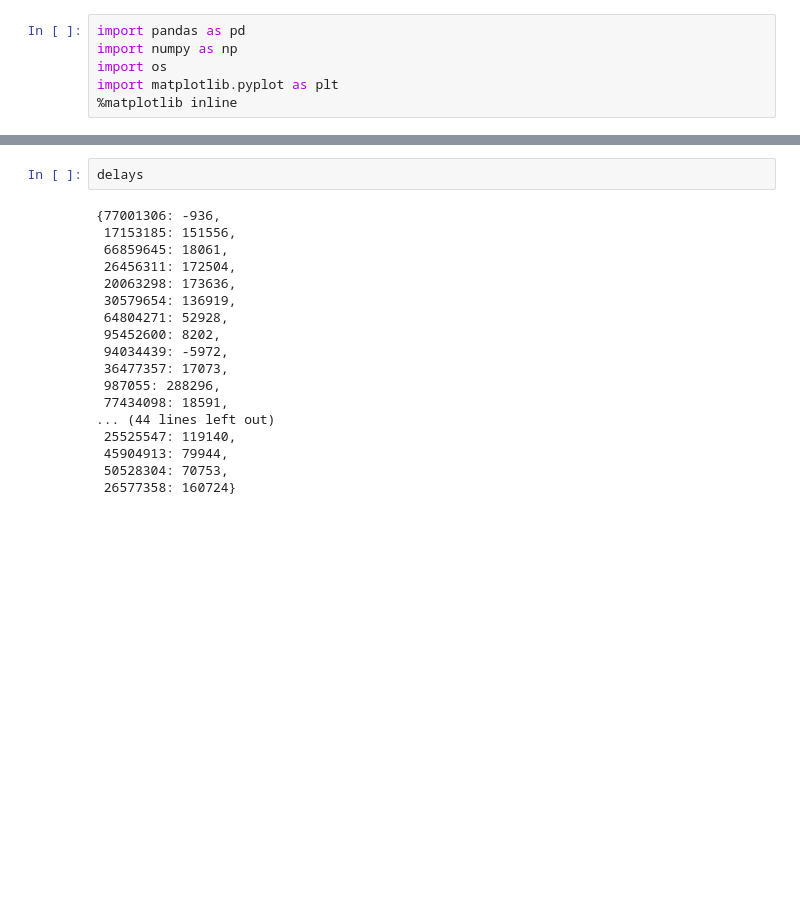
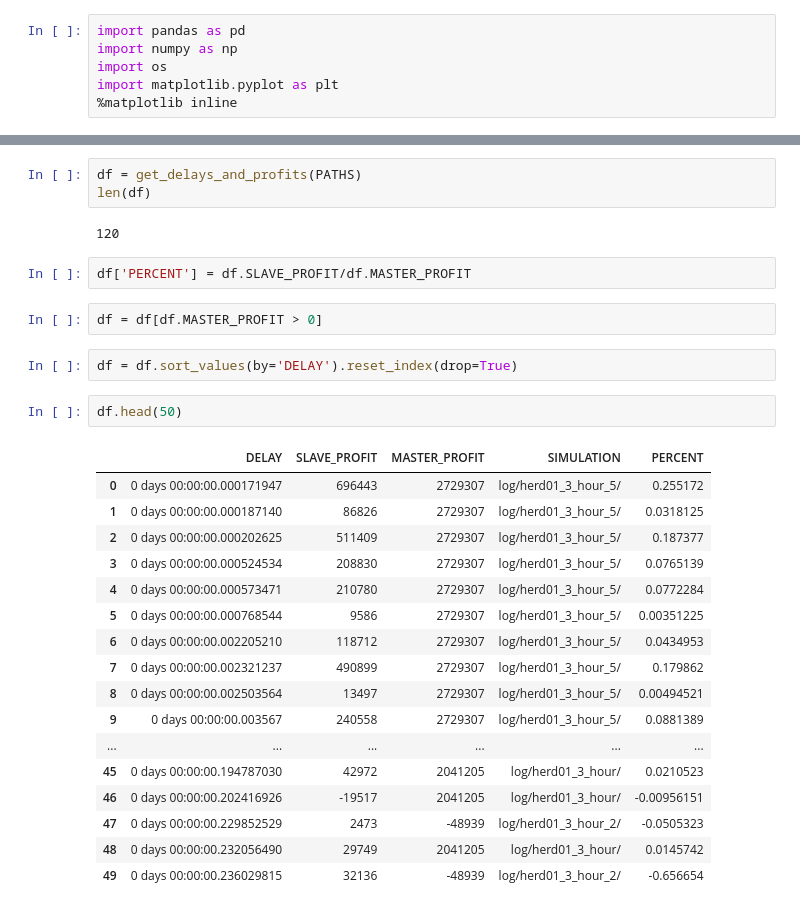
Before and after one commit to hogier/abides, a Jupyter notebook: explore.ipynb, the cells around one changed output, grey strips where cells are left out. Drawn from its saved outputs; the diff is of its cells as text; blank space fills up the shorter version.

```diff
--- a/explore.ipynb
+++ b/explore.ipynb
@@ -36,20 +41,31 @@ array([288296., 160855.,  92072., 166721., 170145., 238848., 119275.,
-# %%
-delays
-# %% [output]
-{77001306: -936,
- 17153185: 151556,
- 66859645: 18061,
- 26456311: 172504,
- 20063298: 173636,
- 30579654: 136919,
- 64804271: 52928,
- 95452600: 8202,
- 94034439: -5972,
- 36477357: 17073,
- 987055: 288296,
- 77434098: 18591,
-... (44 lines left out)
- 25525547: 119140,
- 45904913: 79944,
- 50528304: 70753,
- 26577358: 160724}
+# %%
+df = get_delays_and_profits(PATHS)
+len(df)
+# %% [output]
+120
+# %%
+df['PERCENT'] = df.SLAVE_PROFIT/df.MASTER_PROFIT
+# %%
+df = df[df.MASTER_PROFIT > 0]
+# %%
+df = df.sort_values(by='DELAY').reset_index(drop=True)
+# %%
+df.head(50)
+# %% [output]
+|  | DELAY | SLAVE_PROFIT | MASTER_PROFIT | SIMULATION | PERCENT |
+| 0 | 0 days 00:00:00.000171947 | 696443 | 2729307 | log/herd01_3_hour_5/ | 0.255172 |
+| 1 | 0 days 00:00:00.000187140 | 86826 | 2729307 | log/herd01_3_hour_5/ | 0.0318125 |
+| 2 | 0 days 00:00:00.000202625 | 511409 | 2729307 | log/herd01_3_hour_5/ | 0.187377 |
+| 3 | 0 days 00:00:00.000524534 | 208830 | 2729307 | log/herd01_3_hour_5/ | 0.0765139 |
+| 4 | 0 days 00:00:00.000573471 | 210780 | 2729307 | log/herd01_3_hour_5/ | 0.0772284 |
+| 5 | 0 days 00:00:00.000768544 | 9586 | 2729307 | log/herd01_3_hour_5/ | 0.00351225 |
+| 6 | 0 days 00:00:00.002205210 | 118712 | 2729307 | log/herd01_3_hour_5/ | 0.0434953 |
+| 7 | 0 days 00:00:00.002321237 | 490899 | 2729307 | log/herd01_3_hour_5/ | 0.179862 |
+| 8 | 0 days 00:00:00.002503564 | 13497 | 2729307 | log/herd01_3_hour_5/ | 0.00494521 |
+| 9 | 0 days 00:00:00.003567 | 240558 | 2729307 | log/herd01_3_hour_5/ | 0.0881389 |
+| ... | ... | ... | ... | ... | ... |
+| 45 | 0 days 00:00:00.194787030 | 42972 | 2041205 | log/herd01_3_hour/ | 0.0210523 |
+| 46 | 0 days 00:00:00.202416926 | -19517 | 2041205 | log/herd01_3_hour/ | -0.00956151 |
+| 47 | 0 days 00:00:00.229852529 | 2473 | -48939 | log/herd01_3_hour_2/ | -0.0505323 |
+| 48 | 0 days 00:00:00.232056490 | 29749 | 2041205 | log/herd01_3_hour/ | 0.0145742 |
+| 49 | 0 days 00:00:00.236029815 | 32136 | -48939 | log/herd01_3_hour_2/ | -0.656654 |
```
Also changed, not shown: parts of 14 cells of this notebook, 4 other files.
